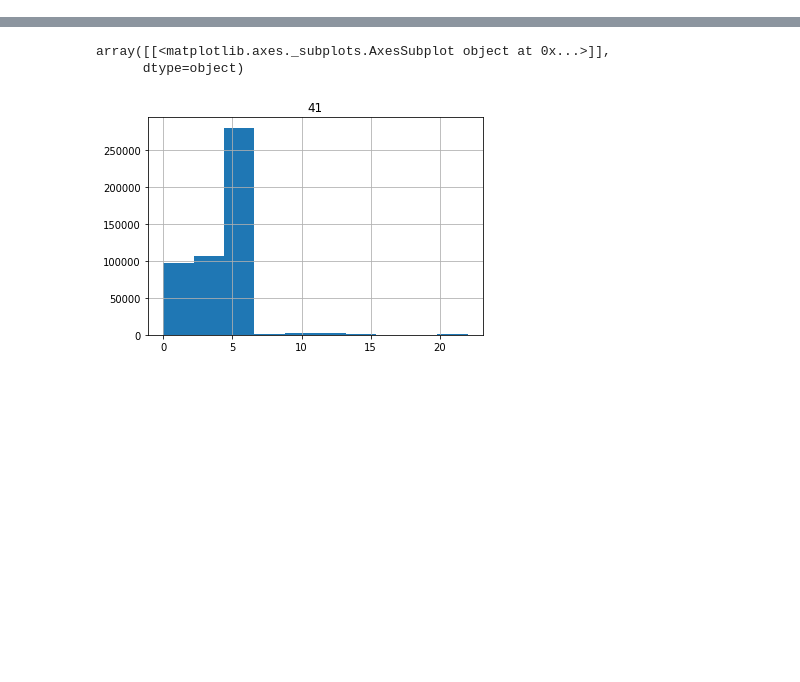
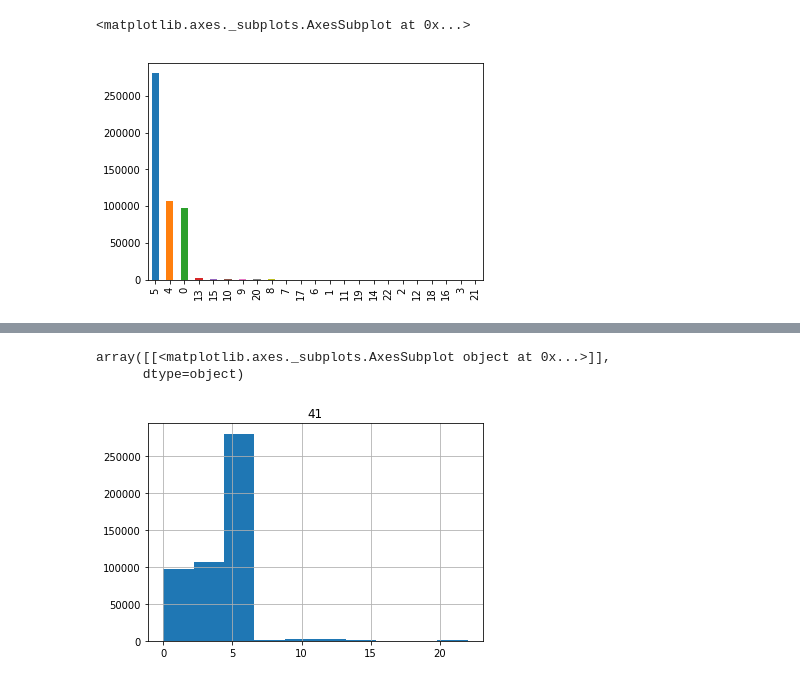
Before and after one commit to dtangster/cmpe255-project, a Jupyter notebook: Data_Exploration.ipynb, the cells around one changed output, grey strips where cells are left out. Saved outputs shown, nothing was run; the diff lists cells and outputs as text; code cells hidden in the pictures; blank space fills up the shorter version.

```diff
--- a/Data_Exploration.ipynb
+++ b/Data_Exploration.ipynb
@@ -97,3 +102,8 @@ Encodings:
+# %%
+train_data[41].value_counts().plot(kind='bar')
+# %% [output]
+<matplotlib.axes._subplots.AxesSubplot at 0x...>
+[figure, added]
 # %%
 '''Describe Data using Panda Describe'''
 train_data.describe()
```
Also changed, not shown: parts of 9 cells of this notebook.
